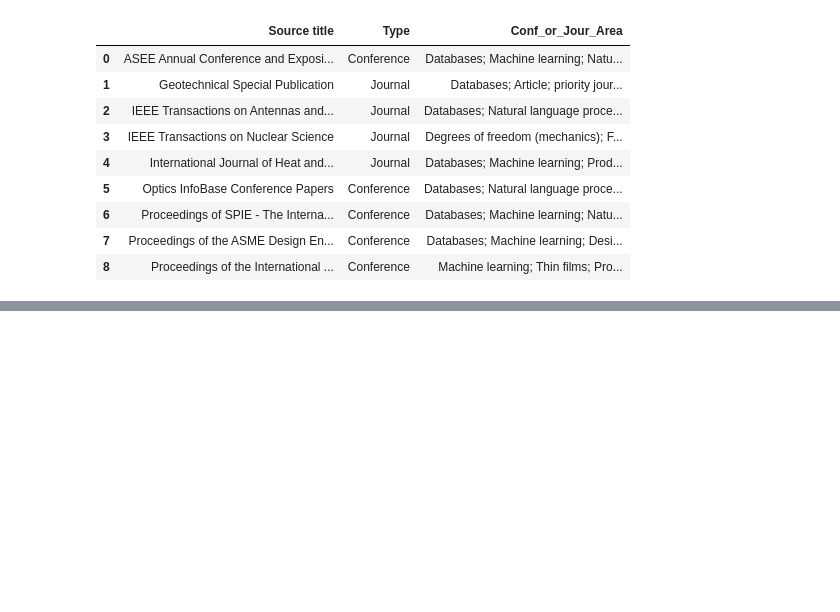
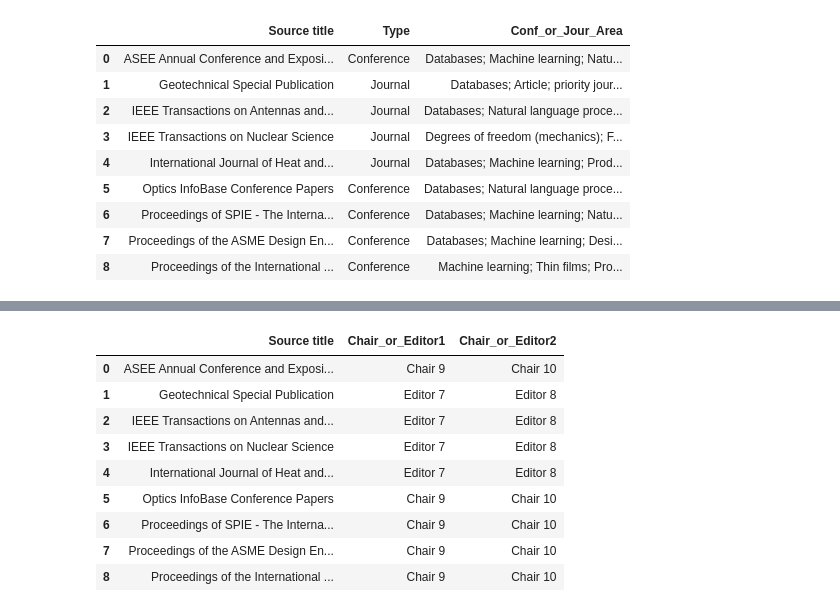
Before and after one commit to SYusupov/SDM_Lab3_GraphDB, a Jupyter notebook: data/Data_Reprocessing.ipynb, the cells around one changed output, grey strips where cells are left out. Cells and saved outputs as stored; diff of their text form; code cells hidden in the pictures; blank space fills up the shorter version.

```diff
--- a/data/Data_Reprocessing.ipynb
+++ b/data/Data_Reprocessing.ipynb
@@ -767,0 +853,13 @@ conf_jour_keywords.
+# %%
+cite_fake.groupby(["Source title","Chair_or_Editor1","Chair_or_Editor2"]).count().index.to_frame(index=False)
+# %% [output]
+|  | Source title | Chair_or_Editor1 | Chair_or_Editor2 |
+| 0 | ASEE Annual Conference and Exposi... | Chair 9 | Chair 10 |
+| 1 | Geotechnical Special Publication | Editor 7 | Editor 8 |
+| 2 | IEEE Transactions on Antennas and... | Editor 7 | Editor 8 |
+| 3 | IEEE Transactions on Nuclear Science | Editor 7 | Editor 8 |
+| 4 | International Journal of Heat and... | Editor 7 | Editor 8 |
+| 5 | Optics InfoBase Conference Papers | Chair 9 | Chair 10 |
+| 6 | Proceedings of SPIE - The Interna... | Chair 9 | Chair 10 |
+| 7 | Proceedings of the ASME Design En... | Chair 9 | Chair 10 |
+| 8 | Proceedings of the International ... | Chair 9 | Chair 10 |
```
Also changed, not shown: parts of 13 cells of this notebook, 1 other file.
